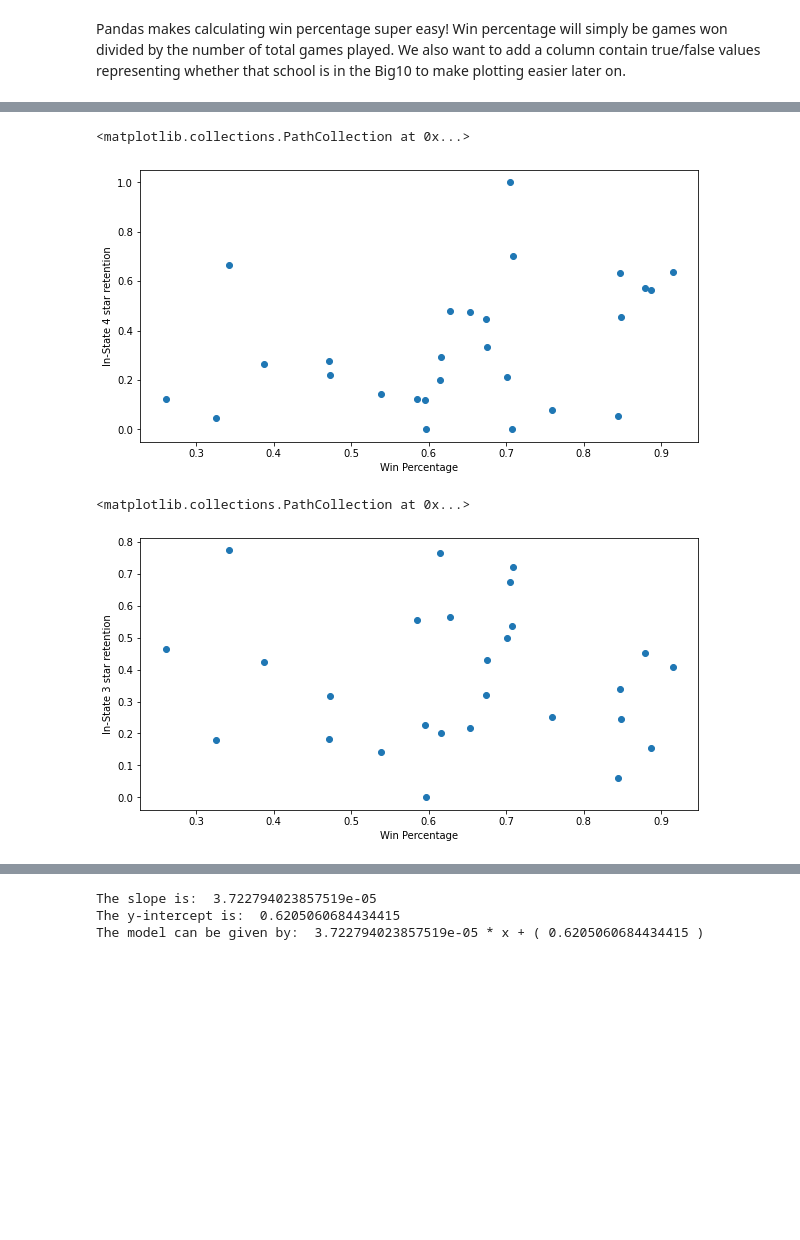
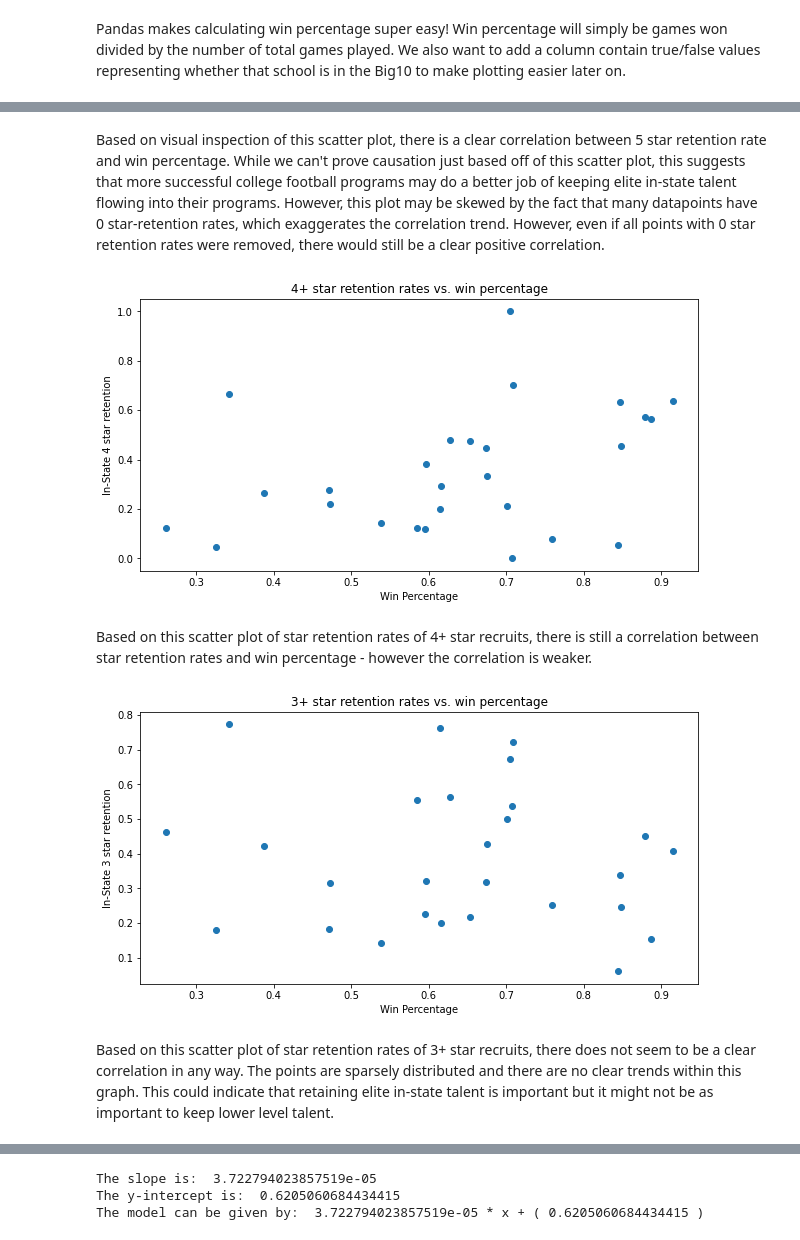
Before and after one commit to rithvikb/320FinalProject, a Jupyter notebook: FinalProject/final.ipynb, the cells around one changed output, grey strips where cells are left out. Drawn from its saved outputs; the diff is of its cells as text; code cells hidden in the pictures; blank space fills up the shorter version.

```diff
--- a/FinalProject/final.ipynb
+++ b/FinalProject/final.ipynb
@@ -518,24 +495,22 @@ plt.scatter(instate_star_retention['win_percentage'], instate_star_retention['5s
+# %% [markdown]
+Based on visual inspection of this scatter plot, there is a clear correlation between 5 star retention rate and win percentage. While we can't prove causation just based off of this scatter plot, this suggests that more successful college football programs may do a better job of keeping elite in-state talent flowing into their programs. However, this plot may be skewed by the fact that many datapoints have 0 star-retention rates, which exaggerates the correlation trend. However, even if all points with 0 star retention rates were removed, there would still be a clear positive correlation.
 # %%
 plt.figure(figsize=(10,5))
 plt.xlabel('Win Percentage')
 plt.ylabel('In-State 4 star retention')
-plt.scatter(instate_star_retention['win_percentage'], instate_star_retention['4star_retention'])
-# blue_patch = mpatches.Patch(color='blue', label='Big 10 Teams')
-# black_patch = mpatches.Patch(color='black', label='Top Ranked Teams not in Big 10')
-# red_patch = mpatches.Patch(color='red', label='Maryland')
-# plt.legend(handles=[red_patch, blue_patch, black_patch])
+plt.title('4+ star retention rates vs. win percentage')
+g = plt.scatter(instate_star_retention['win_percentage'], instate_star_retention['4star_retention'])
 # %% [output]
-<matplotlib.collections.PathCollection at 0x...>
-[figure, old version]
+[figure, new version]
+# %% [markdown]
+Based on this scatter plot of star retention rates of 4+ star recruits, there is still a correlation between star retention rates and win percentage - however the correlation is weaker.
 # %%
 plt.figure(figsize=(10,5))
 plt.xlabel('Win Percentage')
 plt.ylabel('In-State 3 star retention')
-plt.scatter(instate_star_retention['win_percentage'], instate_star_retention['3star_retention'])
-# blue_patch = mpatches.Patch(color='blue', label='Big 10 Teams')
-# black_patch = mpatches.Patch(color='black', label='Top Ranked Teams not in Big 10')
-# red_patch = mpatches.Patch(color='red', label='Maryland')
-# plt.legend(handles=[red_patch, blue_patch, black_patch])
+plt.title('3+ star retention rates vs. win percentage')
+g = plt.scatter(instate_star_retention['win_percentage'], instate_star_retention['3star_retention'])
 # %% [output]
-<matplotlib.collections.PathCollection at 0x...>
-[figure, old version]
+[figure, new version]
+# %% [markdown]
+Based on this scatter plot of star retention rates of 3+ star recruits, there does not seem to be a clear correlation in any way. The points are sparsely distributed and there are no clear trends within this graph. This could indicate that retaining elite in-state talent is important but it might not be as important to keep lower level talent.
```
Also changed, not shown: parts of 53 cells of this notebook, 3 other files.
